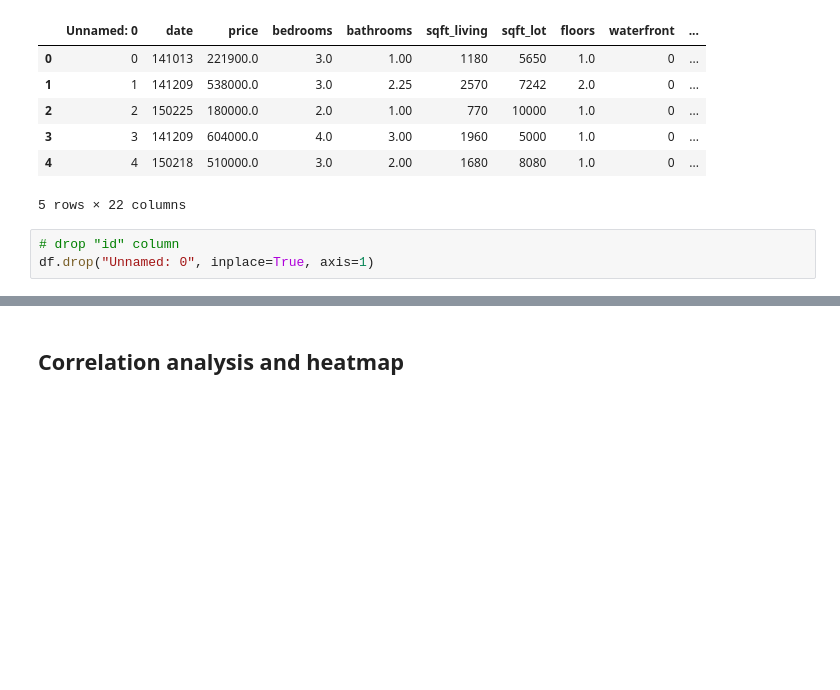
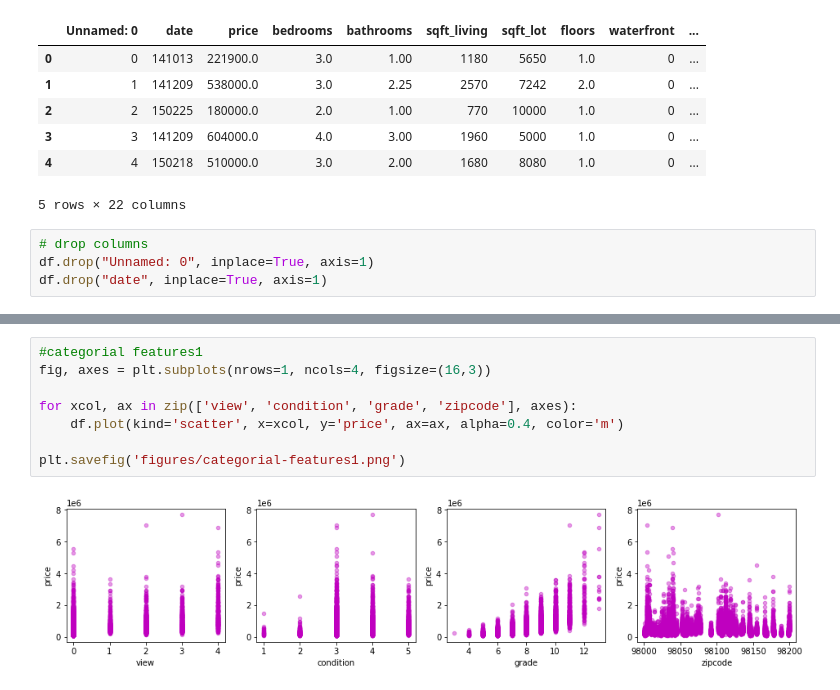
Before and after one commit to sls-mdr/nf1-project-regression, a Jupyter notebook: proj1-regression.ipynb, the cells around one changed output, grey strips where cells are left out. Cells and saved outputs as stored; diff of their text form; blank space fills up the shorter version.

```diff
--- a/proj1-regression.ipynb
+++ b/proj1-regression.ipynb
@@ -22,5 +22,6 @@ df.head()
 | 4 | 4 | 150218 | 510000.0 | 3.0 | 2.00 | 1680 | 8080 | 1.0 | 0 | ... |
 5 rows × 22 columns
 # %%
-# drop "id" column
+# drop columns
 df.drop("Unnamed: 0", inplace=True, axis=1)
+df.drop("date", inplace=True, axis=1)
@@ -40,2 +50,10 @@ df.describe()
-# %% [markdown]
-## Correlation analysis and heatmap
+# %%
+#categorial features1
+fig, axes = plt.subplots(nrows=1, ncols=4, figsize=(16,3))
+
+for xcol, ax in zip(['view', 'condition', 'grade', 'zipcode'], axes):
+    df.plot(kind='scatter', x=xcol, y='price', ax=ax, alpha=0.4, color='m')
+
+plt.savefig('figures/categorial-features1.png')
+# %% [output]
+[figure, added]
```
Also changed, not shown: parts of 64 cells of this notebook, 28 other files.
